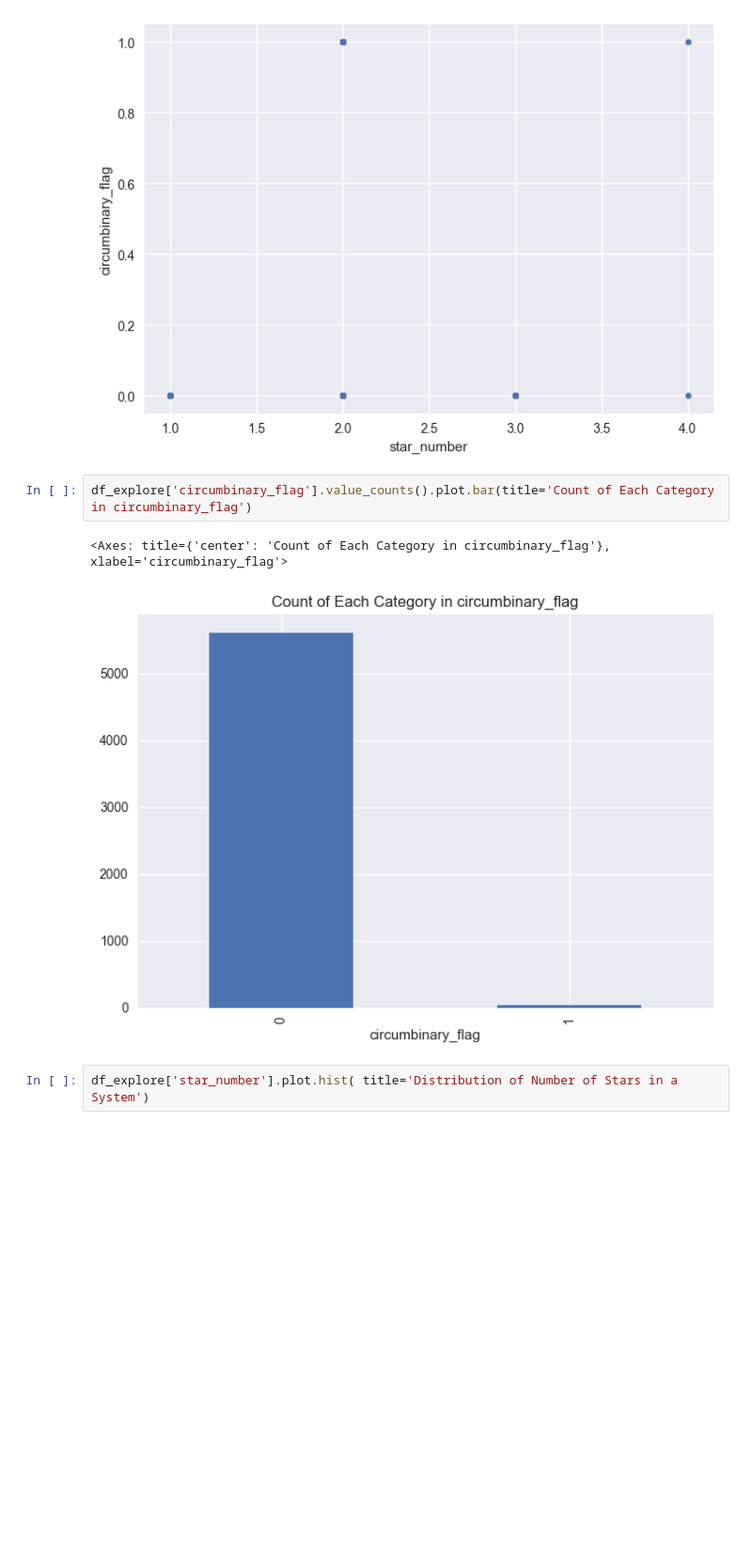
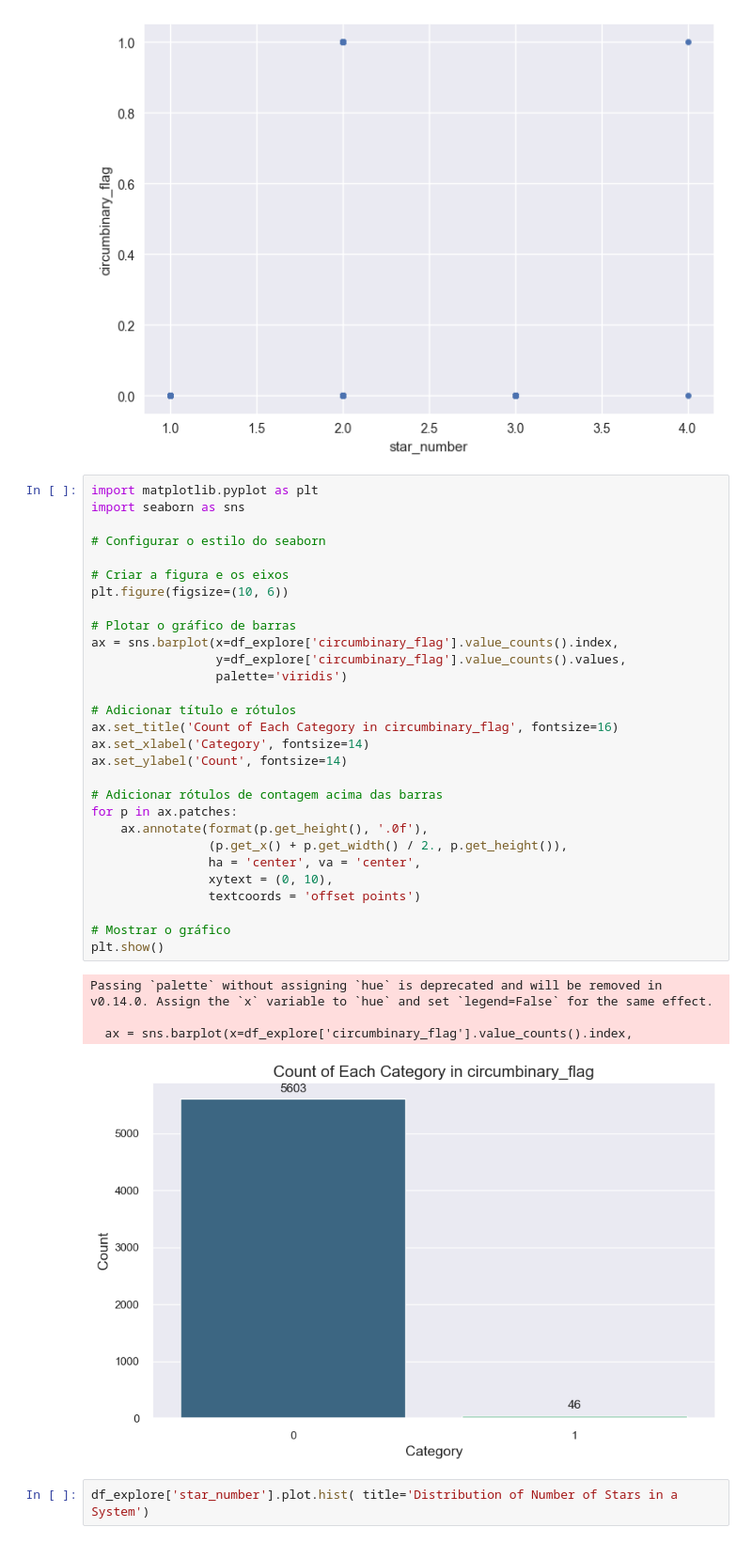
Before and after one commit to albertoseleto/exoplanets-classifier, a Jupyter notebook: thesis.ipynb, the cells around one changed output. Shown at 94% size. Cells and saved outputs as stored; diff of their text form; blank space fills up the shorter version.

```diff
--- a/thesis.ipynb
+++ b/thesis.ipynb
@@ -155,11 +154,40 @@ df_explore.plot.scatter(x='star_number', y='circumbinary_flag')
 # %% [output]
 <Axes: xlabel='star_number', ylabel='circumbinary_flag'>
 [figure]
-# %%
-df_explore['circumbinary_flag'].value_counts().plot.bar(title='Count of Each Category in circumbinary_flag')
-# %% [output]
-<Axes: title={'center': 'Count of Each Category in circumbinary_flag'}, xlabel='circumbinary_flag'>
-[figure, removed]
+# %%
+import matplotlib.pyplot as plt
+import seaborn as sns
+
+# Configurar o estilo do seaborn
+
+# Criar a figura e os eixos
+plt.figure(figsize=(10, 6))
+
+# Plotar o gráfico de barras
+ax = sns.barplot(x=df_explore['circumbinary_flag'].value_counts().index,
+                 y=df_explore['circumbinary_flag'].value_counts().values,
+                 palette='viridis')
+
+# Adicionar título e rótulos
+ax.set_title('Count of Each Category in circumbinary_flag', fontsize=16)
+ax.set_xlabel('Category', fontsize=14)
+ax.set_ylabel('Count', fontsize=14)
+
+# Adicionar rótulos de contagem acima das barras
+for p in ax.patches:
+    ax.annotate(format(p.get_height(), '.0f'),
+                (p.get_x() + p.get_width() / 2., p.get_height()),
+                ha = 'center', va = 'center',
+                xytext = (0, 10),
+                textcoords = 'offset points')
+
+# Mostrar o gráfico
+plt.show()
+# %% [output]
+Passing `palette` without assigning `hue` is deprecated and will be removed in v0.14.0. Assign the `x` variable to `hue` and set `legend=False` for the same effect.
+
+  ax = sns.barplot(x=df_explore['circumbinary_flag'].value_counts().index,
+[figure, added]
 # %%
 df_explore['star_number'].plot.hist( title='Distribution of Number of Stars in a System')
 # %% [output]
```
Also changed, not shown: parts of 32 cells of this notebook.
